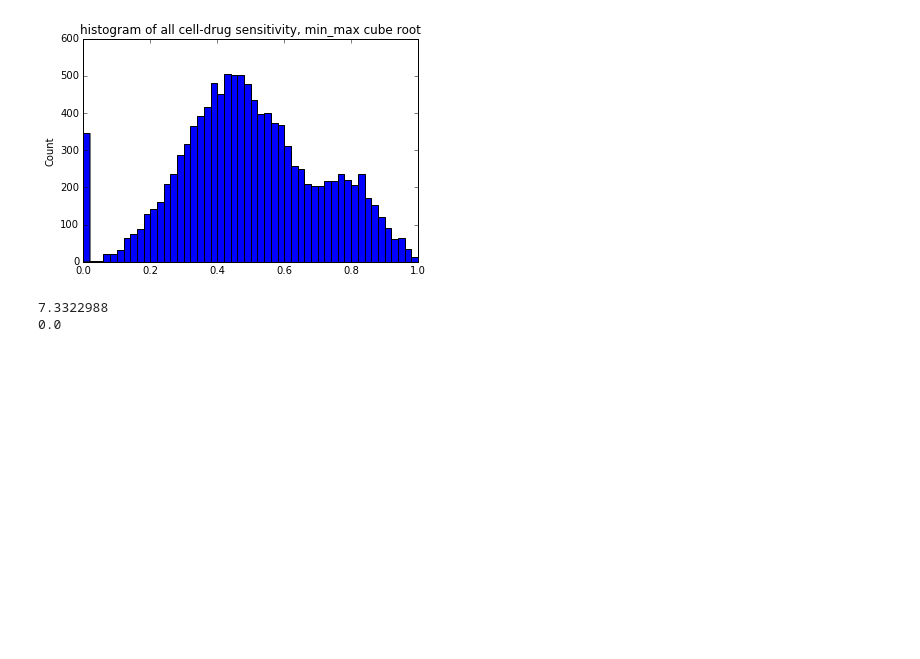
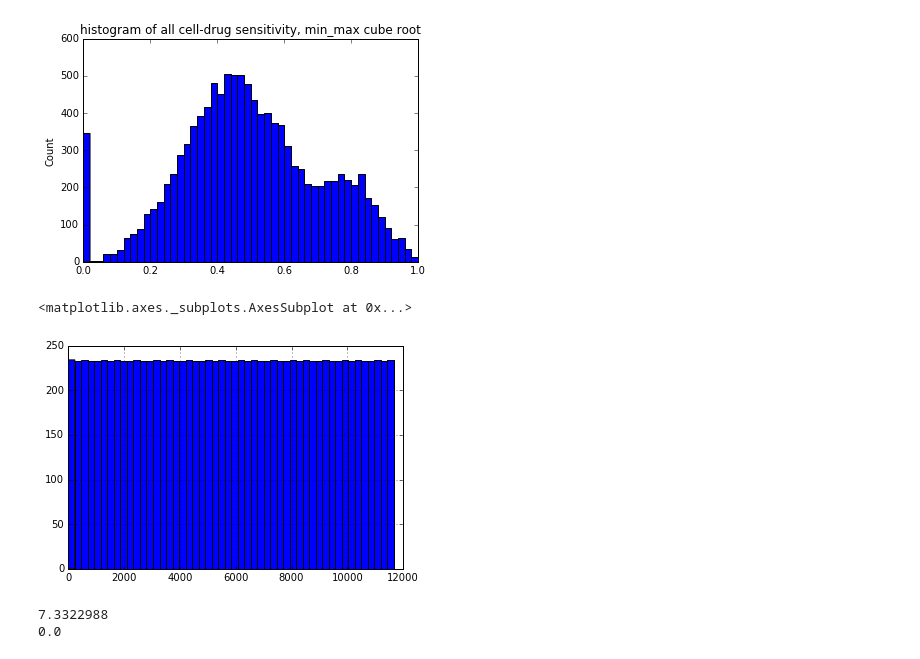
Before and after one commit to MollyZhang/drug_sensitivity_ML, a Jupyter notebook: profiling/CCLE_drug_sensitity_profile.ipynb, the cells around one changed output. Saved outputs shown, nothing was run; the diff lists cells and outputs as text; code cells hidden in the pictures; blank space fills up the shorter version.

```diff
--- a/profiling/CCLE_drug_sensitity_profile.ipynb
+++ b/profiling/CCLE_drug_sensitity_profile.ipynb
@@ -58,6 +58,13 @@ plt.ylabel("Count")
 [figure]
 [figure]
 [figure]
+# %%
+# why is ther such a weird bump at 0 in ranking histogram
+df = pd.read_csv("../raw_data/CCLE_NP24.2009_Drug_data_2015.02.24.csv")
+df["ActArea"].rank(method="first").hist(bins=50)
+# %% [output]
+<matplotlib.axes._subplots.AxesSubplot at 0x...>
+[figure, added]
 # %%
 print np.percentile(df.ActArea, 99.9)
 print np.percentile(df.ActArea, 0.1)
```
Also changed, not shown: 25 other files.
